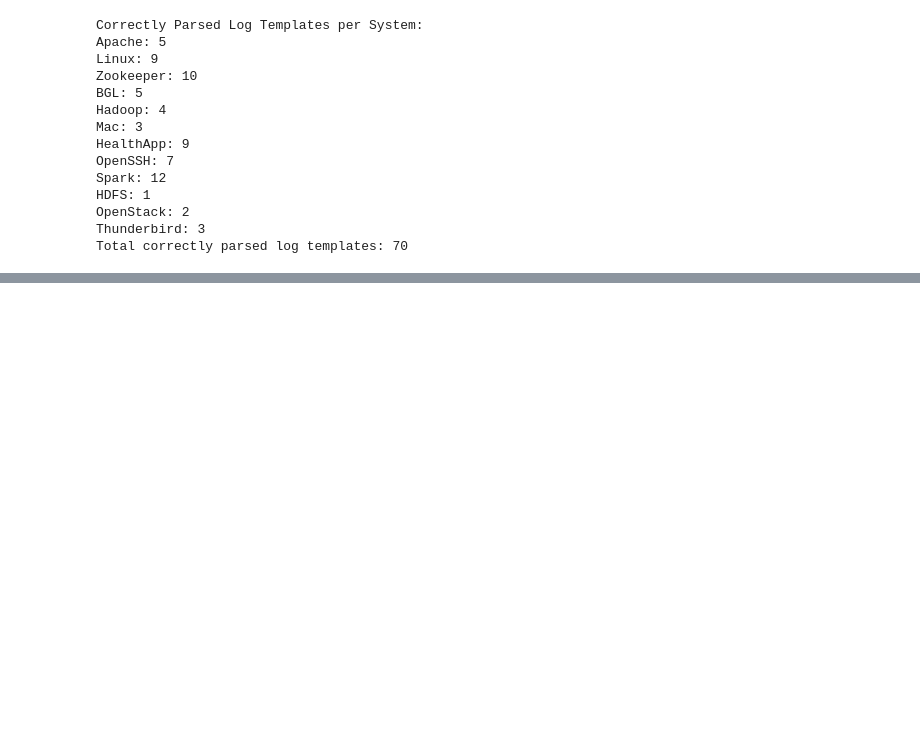
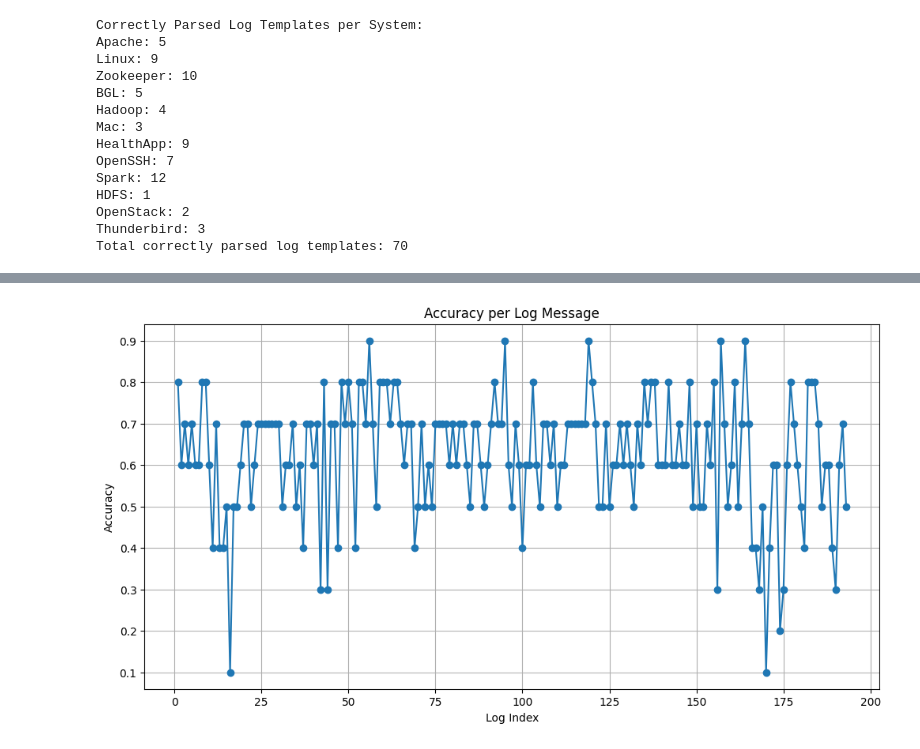
Before and after one commit to navneetsharma13/semantic_log_parsing, a Jupyter notebook: src/semantic_log_parsing.ipynb, the cells around one changed output, grey strips where cells are left out. Saved outputs shown, nothing was run; the diff lists cells and outputs as text; code cells hidden in the pictures; blank space fills up the shorter version.

Commit message:
sample data results

```diff
--- a/src/semantic_log_parsing.ipynb
+++ b/src/semantic_log_parsing.ipynb
@@ -34,8 +37,8 @@ semantic_template_output_file_path = raw_save_dir + semantic_template_file_name
 variables_output_file_path = raw_save_dir + variables_output_file_name
 # %%
 # File paths
-ground_truth_file_path = os.path.join(DATA_DIR, "sample_ground_truth_template.csv")
-raw_log_file_path = os.path.join(DATA_DIR, "sample_combined_raw_logs.txt")
+ground_truth_file_path = os.path.join(DATA_DIR, "ground_truth_template.csv")
+raw_log_file_path = os.path.join(DATA_DIR, "combined_raw_logs.txt")
 # %%
 # Load ground truth data
 ground_truth_df = pd.read_csv(ground_truth_file_path)
@@ -431,0 +456,11 @@ ValueError: Target is multiclass but average='binary'. Please choose another ave
+# %%
+# 1. Accuracy per Log Message
+plt.figure(figsize=(12, 6))
+plt.plot(range(1, len(log_message_accuracies) + 1), log_message_accuracies, marker='o')
+plt.title('Accuracy per Log Message')
+plt.xlabel('Log Index')
+plt.ylabel('Accuracy')
+plt.grid(True)
+plt.show()
+# %% [output]
+[figure, added]
```
Also changed, not shown: parts of 7 cells of this notebook, 2 other files.
